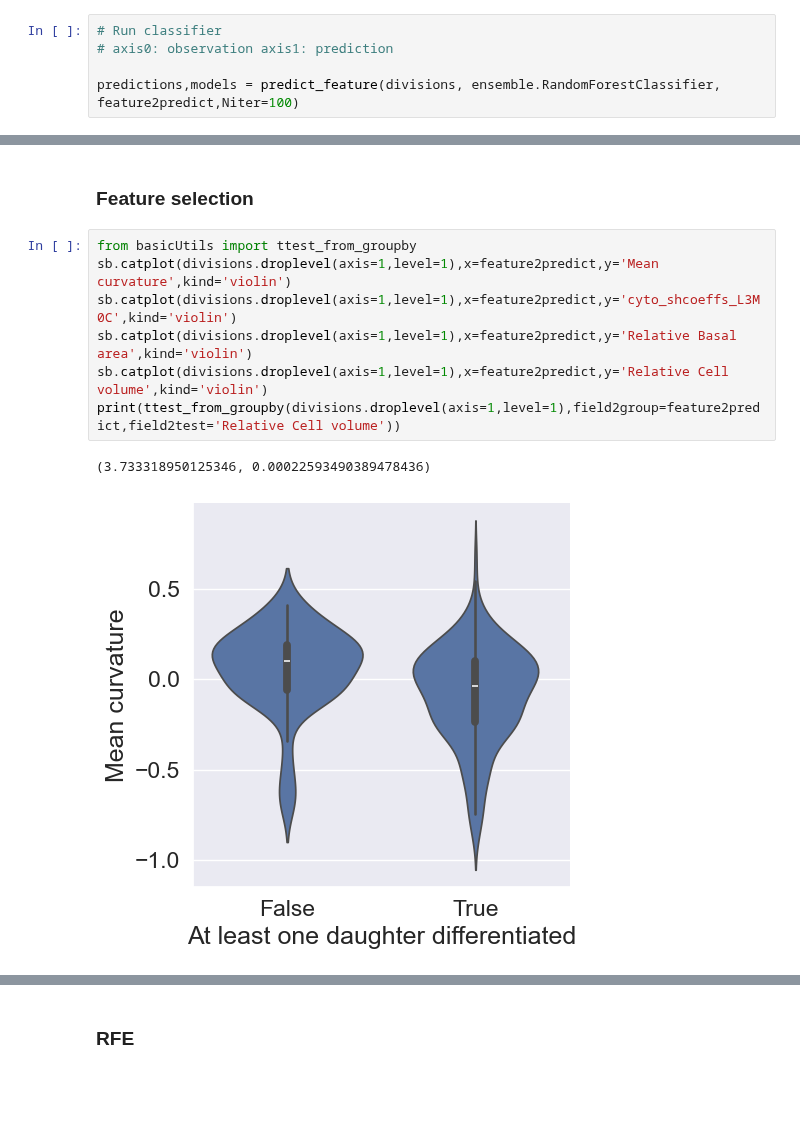
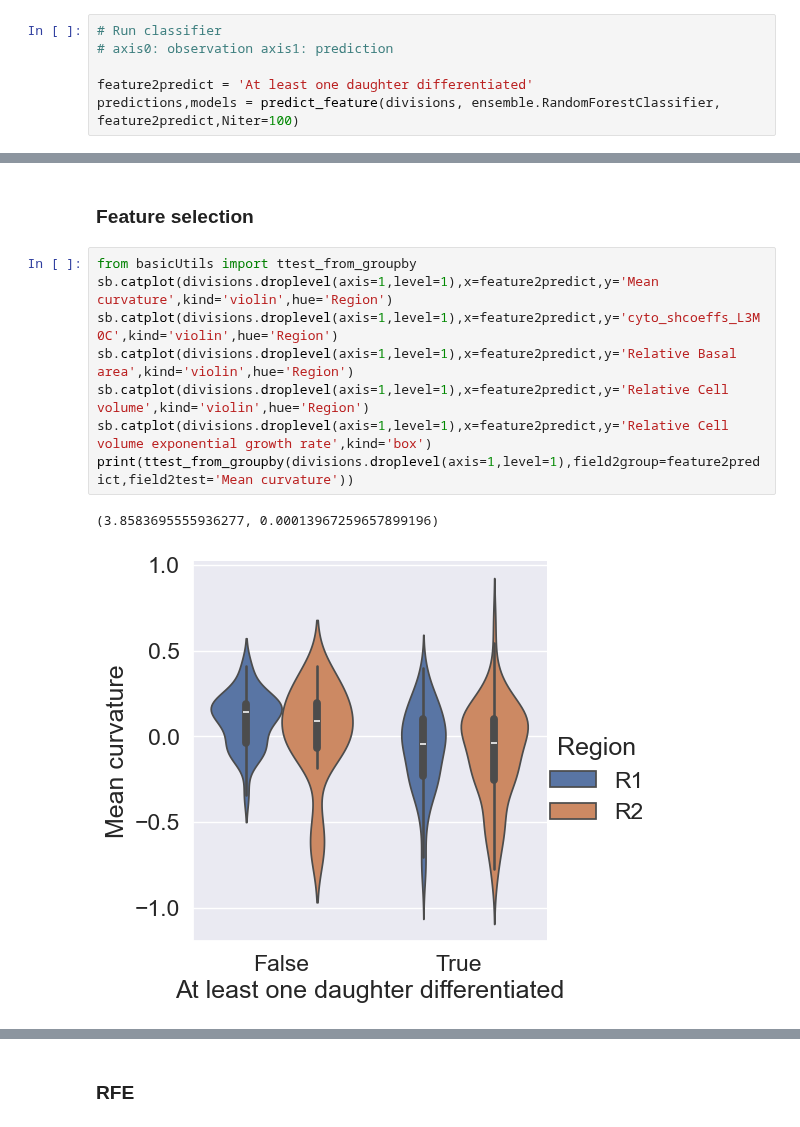
Before and after one commit to xies/mouse_skin_size_control, a Jupyter notebook: 2025_lineage_analysis/notebooks/RF_classify_division.ipynb, the cells around one changed output, grey strips where cells are left out. Cells and saved outputs as stored; diff of their text form; blank space fills up the shorter version.

```diff
--- a/2025_lineage_analysis/notebooks/RF_classify_division.ipynb
+++ b/2025_lineage_analysis/notebooks/RF_classify_division.ipynb
@@ -86,6 +105,7 @@ divisions = divisions.drop(columns=features2drop)
 # Run classifier
 # axis0: observation axis1: prediction
 
+feature2predict = 'At least one daughter differentiated'
 predictions,models = predict_feature(divisions, ensemble.RandomForestClassifier, feature2predict,Niter=100)
 # %%
 # Calculate the confusion matrix
@@ -128,11 +148,12 @@ Text(0, 0.5, 'Impurity importance')
 ### Feature selection
 # %%
 from basicUtils import ttest_from_groupby
-sb.catplot(divisions.droplevel(axis=1,level=1),x=feature2predict,y='Mean curvature',kind='violin')
-sb.catplot(divisions.droplevel(axis=1,level=1),x=feature2predict,y='cyto_shcoeffs_L3M0C',kind='violin')
-sb.catplot(divisions.droplevel(axis=1,level=1),x=feature2predict,y='Relative Basal area',kind='violin')
-sb.catplot(divisions.droplevel(axis=1,level=1),x=feature2predict,y='Relative Cell volume',kind='violin')
-print(ttest_from_groupby(divisions.droplevel(axis=1,level=1),field2group=feature2predict,field2test='Relative Cell volume'))
+sb.catplot(divisions.droplevel(axis=1,level=1),x=feature2predict,y='Mean curvature',kind='violin',hue='Region')
+sb.catplot(divisions.droplevel(axis=1,level=1),x=feature2predict,y='cyto_shcoeffs_L3M0C',kind='violin',hue='Region')
+sb.catplot(divisions.droplevel(axis=1,level=1),x=feature2predict,y='Relative Basal area',kind='violin',hue='Region')
+sb.catplot(divisions.droplevel(axis=1,level=1),x=feature2predict,y='Relative Cell volume',kind='violin',hue='Region')
+sb.catplot(divisions.droplevel(axis=1,level=1),x=feature2predict,y='Relative Cell volume exponential growth rate',kind='box')
+print(ttest_from_groupby(divisions.droplevel(axis=1,level=1),field2group=feature2predict,field2test='Mean curvature'))
 # %% [output]
-(3.733318950125346, 0.00022593490389478436)
+(3.8583695555936277, 0.00013967259657899196)
-[figure, old version]
+[figure, new version]
```
Also changed, not shown: parts of 4 cells of this notebook.
